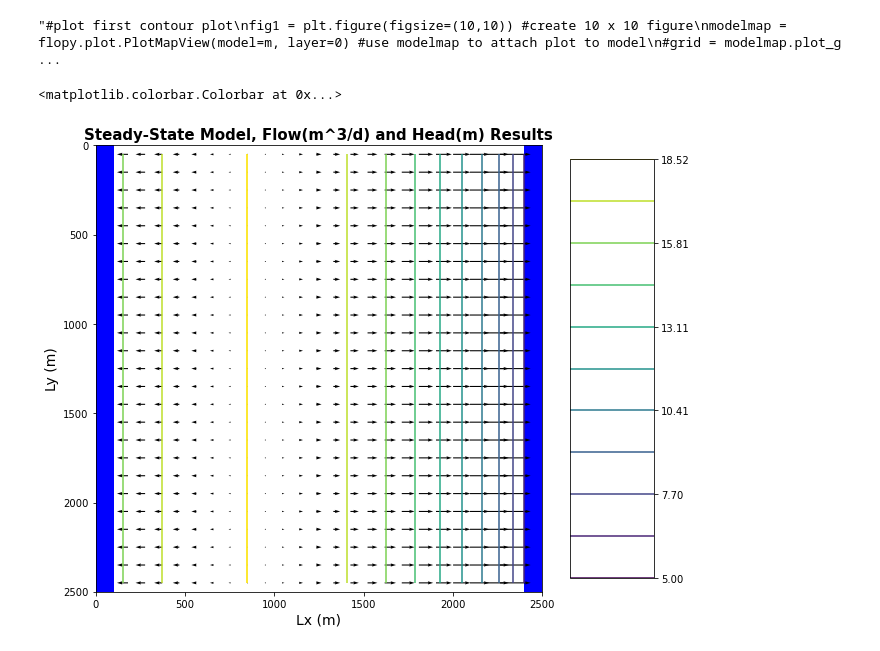
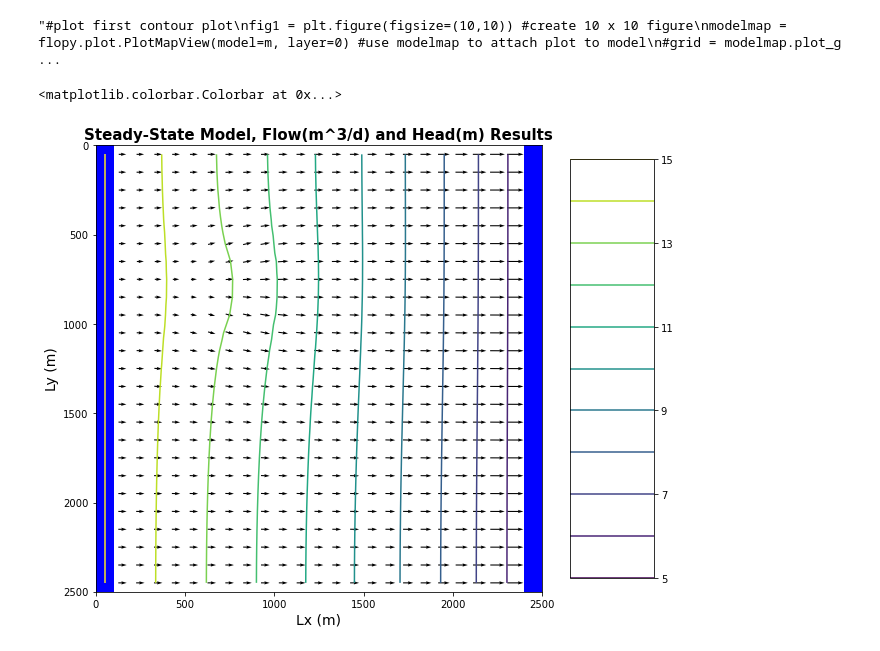
Before and after one commit to GW-modelling-Spring2021/hws-PortilloD, a Jupyter notebook: Assignment/HW5/RechargeMe.ipynb, the cells around one changed output. Cells and saved outputs as stored; diff of their text form; code cells hidden in the pictures.

```diff
--- a/Assignment/HW5/RechargeMe.ipynb
+++ b/Assignment/HW5/RechargeMe.ipynb
@@ -532,21 +532,21 @@ plt.colorbar(head_contours,aspect=5)
 # %% [output]
 "#plot first contour plot\nfig1 = plt.figure(figsize=(10,10)) #create 10 x 10 figure\nmodelmap = flopy.plot.PlotMapView(model=m, layer=0) #use modelmap to attach plot to model\n#grid = modelmap.plot_g ...
 # %%
-'''fig2 = plt.figure(figsize=(10,10)) #create 10 x 10 figure
+fig2 = plt.figure(figsize=(10,10)) #create 10 x 10 figure
 modelmap2 = flopy.plot.PlotMapView(model=m2, layer=0)
 qm2 = modelmap2.plot_ibound()
 contour_levels2 = np.linspace(head2[0].min(),head2[0].max(),11) #set contour levels for contouring head
 head_contours2 = modelmap2.contour_array(head2, levels=contour_levels2) #create head contours
 flows2 = modelmap2.plot_discharge(frf2[0], fff2[0], head=head2) #create discharge arrows
 
 #display parameters
 plt.xlabel('Lx (m)',fontsize = 14)
 plt.ylabel('Ly (m)',fontsize = 14)
 plt.yticks([1, 500, 1000, 1500, 2000,2500], ['2500', '2000', '1500','1000','500','0'])
 plt.title('Steady-State Model, Flow(m^3/d) and Head(m) Results', fontsize = 15, fontweight = 'bold')
 plt.colorbar(head_contours2,aspect=5)
 #plt.savefig('BoxModel_vectors3.png')
-#plt.show(modelmap)'''
+#plt.show(modelmap)
 # %% [output]
 <matplotlib.colorbar.Colorbar at 0x...>
-[figure, old version]
+[figure, new version]
```
Also changed, not shown: parts of 5 cells of this notebook, 5 other files.
